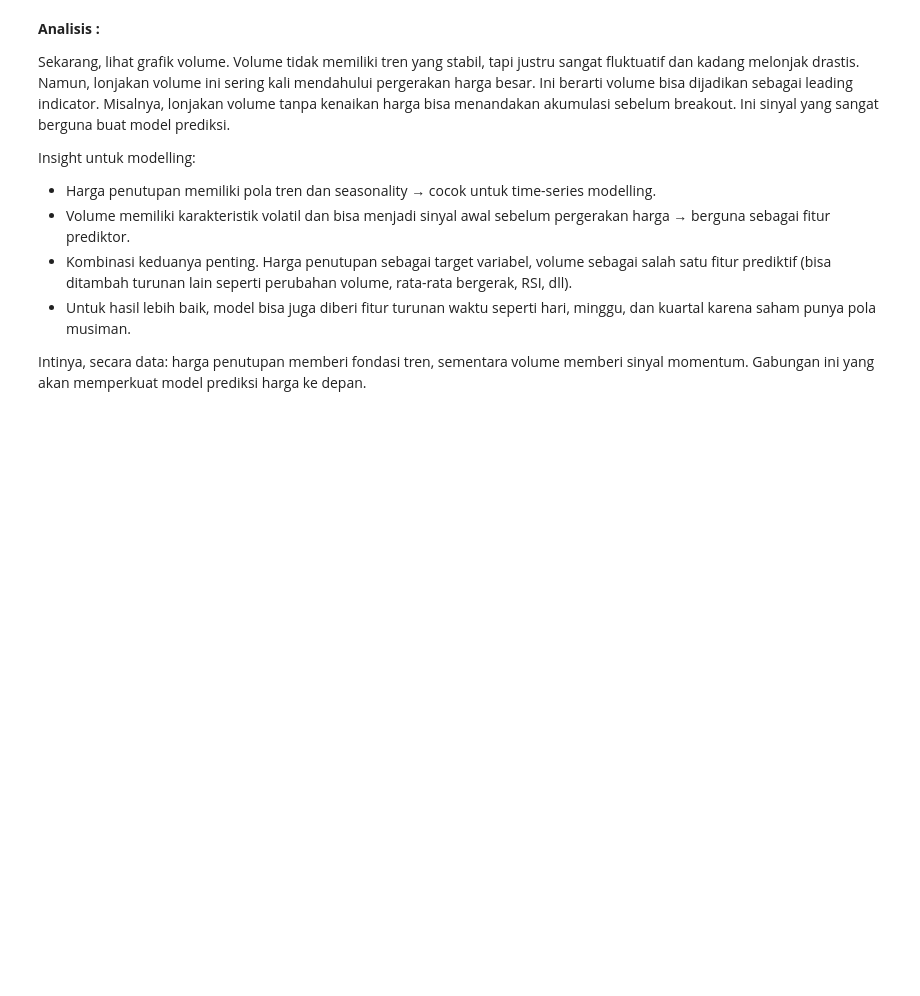
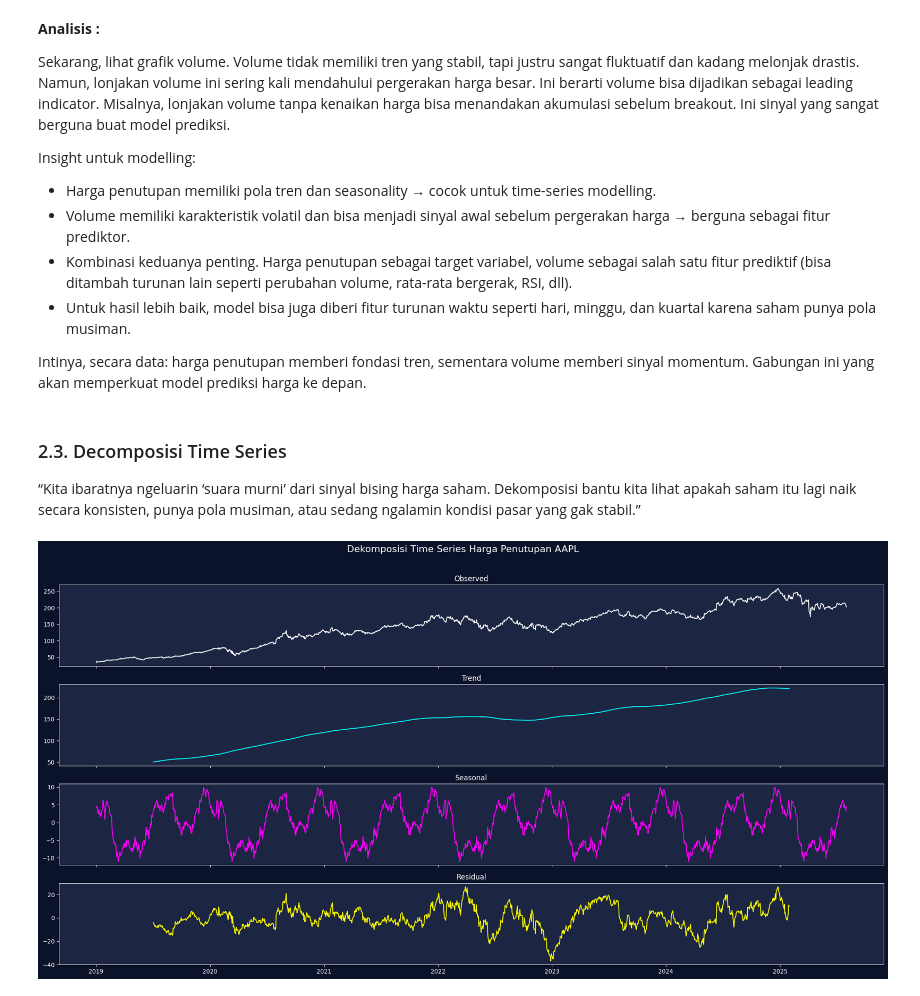
Before and after one commit to Ryanakml/Stock-Price-Predictor, a Jupyter notebook: stock_predictor.ipynb, the cells around one changed output. Saved outputs shown, nothing was run; the diff lists cells and outputs as text; code cells hidden in the pictures; blank space fills up the shorter version.

```diff
--- a/stock_predictor.ipynb
+++ b/stock_predictor.ipynb
@@ -215,3 +215,43 @@ Insight untuk modelling:
 - Untuk hasil lebih baik, model bisa juga diberi fitur turunan waktu seperti hari, minggu, dan kuartal karena saham punya pola musiman.
 
 Intinya, secara data: harga penutupan memberi fondasi tren, sementara volume memberi sinyal momentum. Gabungan ini yang akan memperkuat model prediksi harga ke depan.
+# %% [markdown]
+### 2.3. Decomposisi Time Series
+
+“Kita ibaratnya ngeluarin ‘suara murni’ dari sinyal bising harga saham. Dekomposisi bantu kita lihat apakah saham itu lagi naik secara konsisten, punya pola musiman, atau sedang ngalamin kondisi pasar yang gak stabil.”
+# %%
+# Simpan hasil dekomposisi
+decomposition = seasonal_decompose(data['Close'], model='additive', period=252)
+
+# Buat plot kosong
+fig, axes = plt.subplots(4, 1, figsize=(20, 10), sharex=True)
+
+# Set background gelap
+fig.patch.set_facecolor('#0b132b')
+for ax in axes:
+    ax.set_facecolor('#1c2541')
+    ax.tick_params(colors='white')
+    ax.title.set_color('white')
+    ax.yaxis.label.set_color('white')
+    for spine in ax.spines.values():
+        spine.set_color('white')
+
+# Plot tiap komponen dengan warna custom
+axes[0].plot(decomposition.observed, color='white')
+axes[0].set_title('Observed')
+
+axes[1].plot(decomposition.trend, color='cyan')
+axes[1].set_title('Trend')
+
+axes[2].plot(decomposition.seasonal, color='magenta')
+axes[2].set_title('Seasonal')
+
+axes[3].plot(decomposition.resid, color='yellow')
+axes[3].set_title('Residual')
+
+# Judul utama
+plt.suptitle('Dekomposisi Time Series Harga Penutupan AAPL', y=1.02, fontsize=16, color='white')
+plt.tight_layout()
+plt.show()
+# %% [output]
+[figure, added]
```
Also changed, not shown: parts of 12 cells of this notebook.
